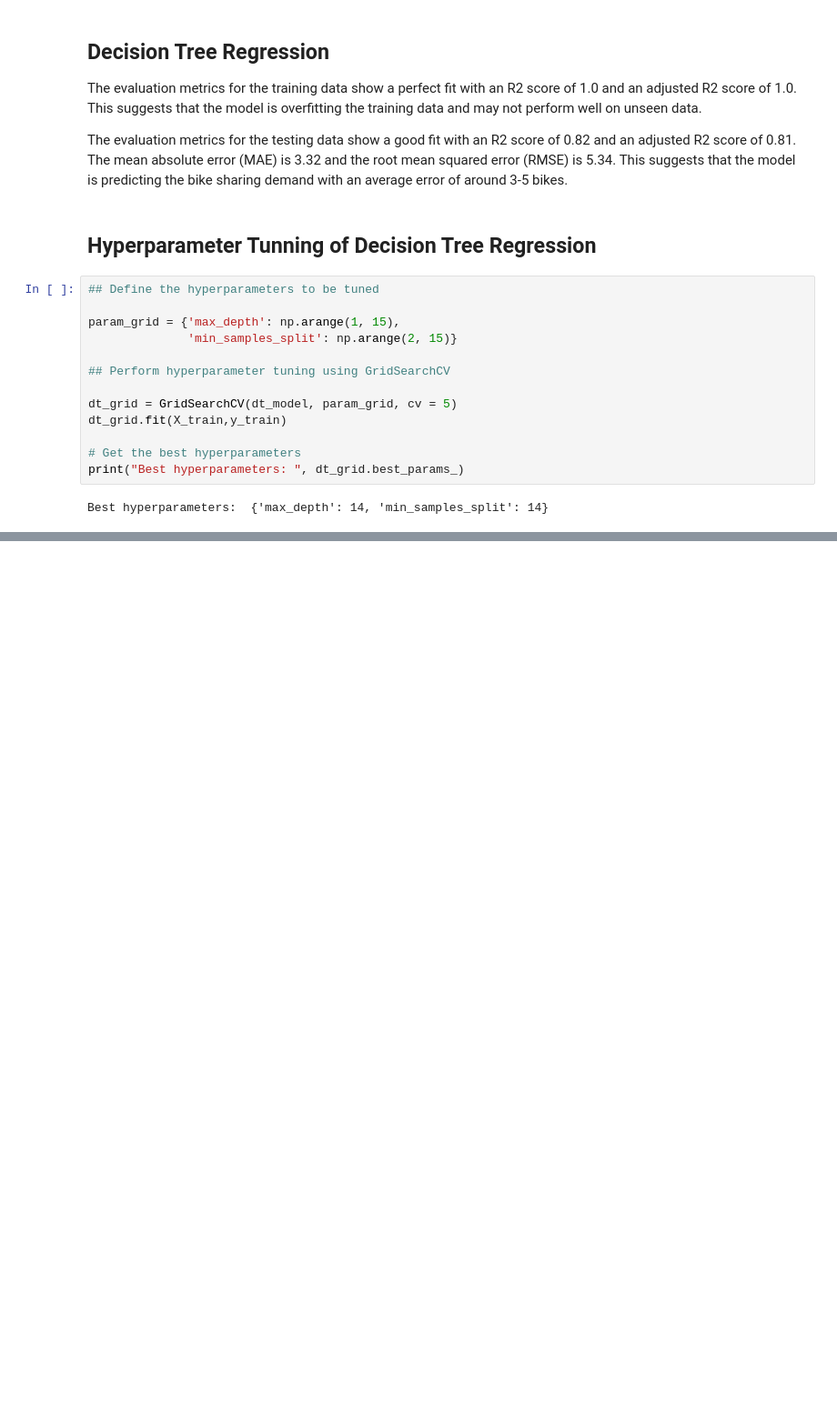
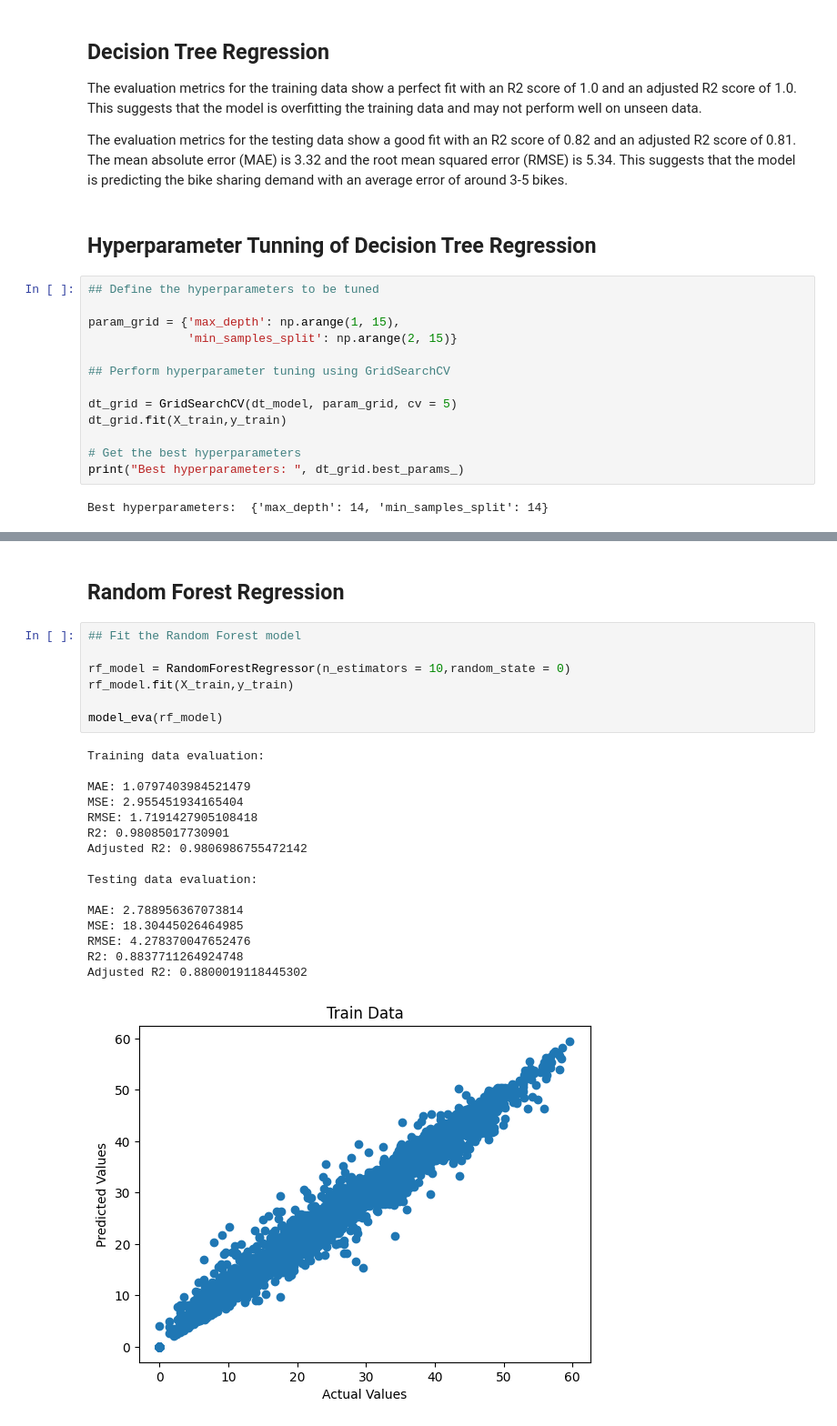
Before and after one commit to rajkumarshedage/Bike-Sharing-Demand-Prediction, a Jupyter notebook: Bike_Sharing_Demand_Prediction.ipynb, the cells around one changed output, grey strips where cells are left out. Shown at 91% size. Cells and saved outputs as stored; diff of their text form; blank space fills up the shorter version.

Commit message:
Random forest regressor

```diff
--- a/Bike_Sharing_Demand_Prediction.ipynb
+++ b/Bike_Sharing_Demand_Prediction.ipynb
@@ -1424,0 +1461,26 @@ Best hyperparameters:  {'max_depth': 14, 'min_samples_split': 14}
+# %% [markdown]
+## Random Forest Regression
+# %%
+## Fit the Random Forest model
+
+rf_model = RandomForestRegressor(n_estimators = 10,random_state = 0)
+rf_model.fit(X_train,y_train)
+
+model_eva(rf_model)
+# %% [output]
+Training data evaluation:
+
+MAE: 1.0797403984521479
+MSE: 2.955451934165404
+RMSE: 1.7191427905108418
+R2: 0.98085017730901
+Adjusted R2: 0.9806986755472142
+
+Testing data evaluation:
+
+MAE: 2.788956367073814
+MSE: 18.30445026464985
+RMSE: 4.278370047652476
+R2: 0.8837711264924748
+Adjusted R2: 0.8800019118445302
+[figure, added]
```
Also changed, not shown: parts of 4 cells of this notebook.
